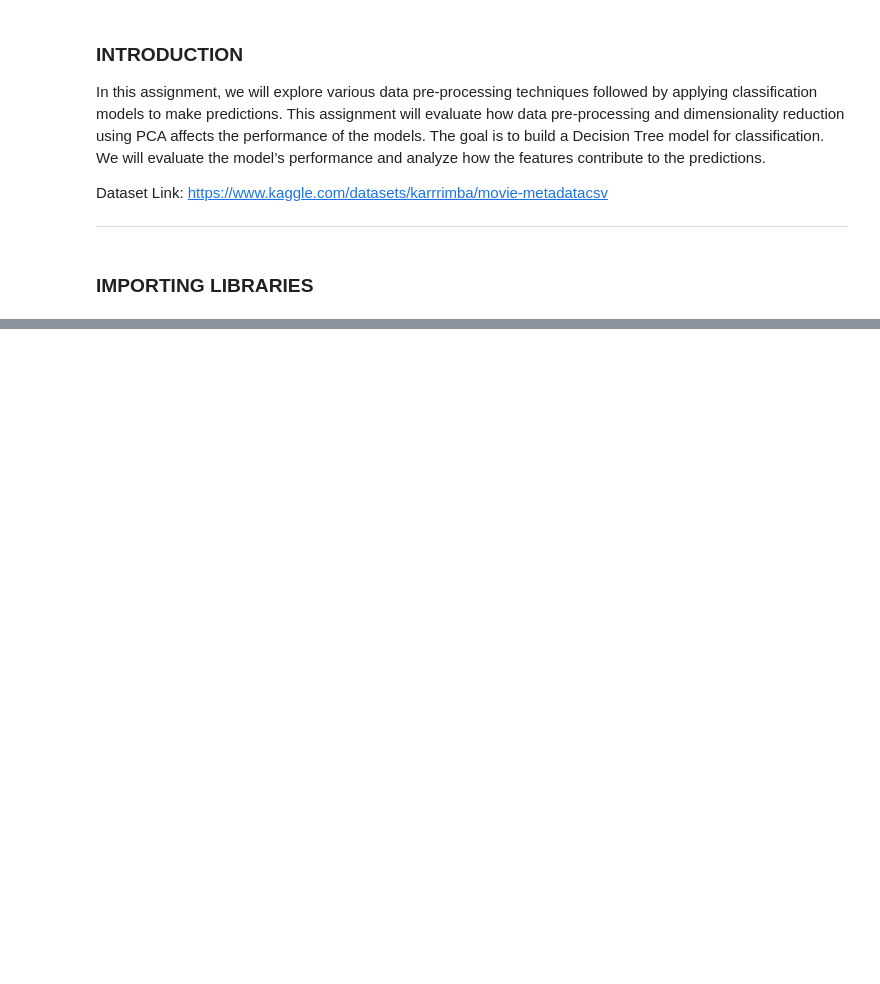
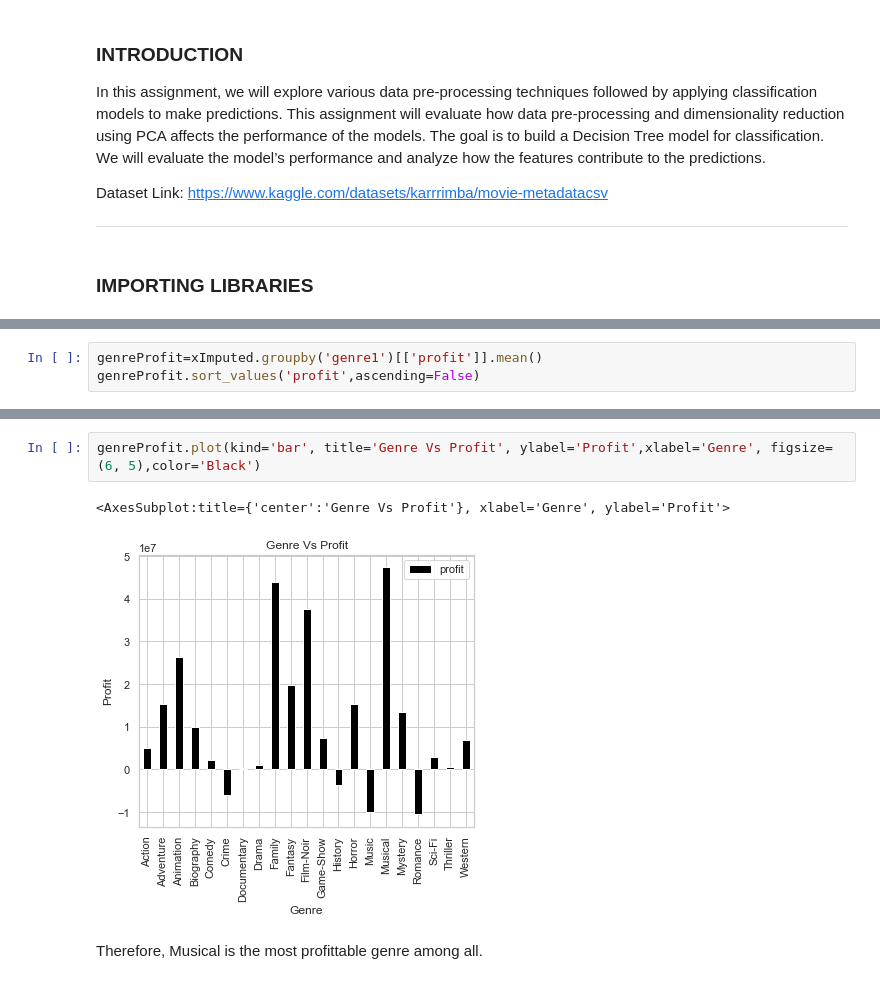
Before and after one commit to sahil82764/MDS-Data-Science, a Jupyter notebook: DSCI-6601-001 Pract Machine Learning 41417/Assignment3/Assignment3.ipynb, the cells around one changed output, grey strips where cells are left out. Cells and saved outputs as stored; diff of their text form; blank space fills up the shorter version.

```diff
--- a/DSCI-6601-001 Pract Machine Learning 41417/Assignment3/Assignment3.ipynb
+++ b/DSCI-6601-001 Pract Machine Learning 41417/Assignment3/Assignment3.ipynb
@@ -36,0 +363,3 @@ pd.set_option('display.max_columns', None)
+# %%
+genreProfit=xImputed.groupby('genre1')[['profit']].mean()
+genreProfit.sort_values('profit',ascending=False)
@@ -36,0 +385,7 @@ pd.set_option('display.max_columns', None)
+# %%
+genreProfit.plot(kind='bar', title='Genre Vs Profit', ylabel='Profit',xlabel='Genre', figsize=(6, 5),color='Black')
+# %% [output]
+<AxesSubplot:title={'center':'Genre Vs Profit'}, xlabel='Genre', ylabel='Profit'>
+[figure, added]
+# %% [markdown]
+Therefore, Musical is the most profittable genre among all.
```
Also changed, not shown: parts of 74 cells of this notebook, 1 other file.
